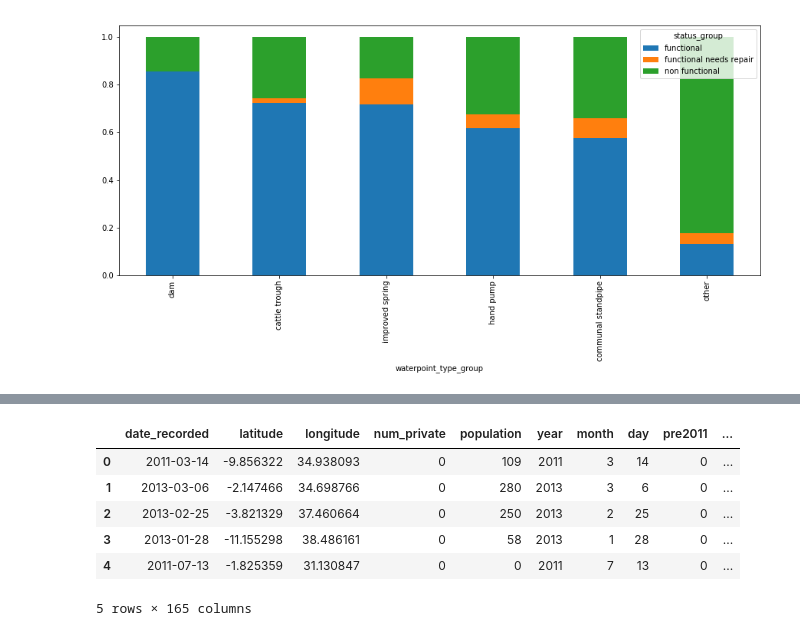
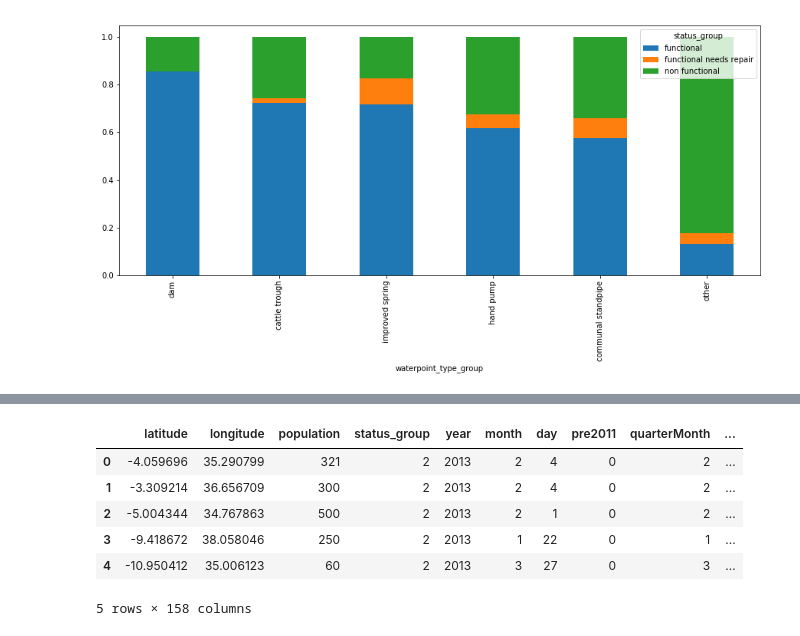
Before and after one commit to JohnErnestBonanno/WaterPump, a Jupyter notebook: EDA_Cleaning_PreProcess.ipynb, the cells around one changed output, grey strips where cells are left out. Saved outputs shown, nothing was run; the diff lists cells and outputs as text; code cells hidden in the pictures.

```diff
--- a/EDA_Cleaning_PreProcess.ipynb
+++ b/EDA_Cleaning_PreProcess.ipynb
@@ -640,11 +666,10 @@ columns2dropMaster
 # %%
 trainTest.drop(labels = columns2dropMaster, inplace=True, axis =1)
 # %%
-#do I need to get rid of construction year?
-trainTest.construction_year.value_counts()
+#also is district code are region code are categorical variables, even though they are numbers?
+trainTest.drop(labels = ['district_code','region_code','date_recorded'], inplace=True, axis =1)
 
-#also is district code are region code are categorical variables, even though they are numbers?
-trainTest.drop(labels = ['construction_year','district_code','region_code'], inplace=True, axis =1)
+#need to drop date_recorded because can't train on datetimes
 # %%
 trainTest.tail()
 # %% [output]
@@ -680,0 +713,6 @@ le = preprocessing.LabelEncoder()
+# %%
+#label encode data type
+trainTest['dataType'] = le.fit_transform(trainTest['dataType'])
+
+#label status group
+trainTest['status_group'] = le.fit_transform(trainTest['status_group'].astype(str))
@@ -681,4 +747,7 @@ le = preprocessing.LabelEncoder()
 # %%
+#for test ids later
 testids = test['id']
-train = trainTest[trainTest['dataType'] == 'train'].copy()
-test = trainTest[trainTest['dataType'] == 'test'].copy()
+
+#split into train and test sets
+train = trainTest[trainTest['dataType'] == 1].copy()
+test = trainTest[trainTest['dataType'] == 0].copy()
@@ -687,4 +754,4 @@ train['status_group'] = le.fit_transform(train['status_group'])
 # %%
-#drop NUM PRIVATE
-train.drop(labels = ['num_private'], inplace=True, axis =1)
-test.drop(labels = ['num_private'], inplace=True, axis =1)
+#drop dataType, no longer needed
+train.drop(labels = ['dataType'], inplace=True, axis =1)
+test.drop(labels = ['dataType'], inplace=True, axis =1)
@@ -706,10 +766,10 @@ trainTest.shape
 # %%
-trainTest.head()
+test.head()
 # %% [output]
-|  | date_recorded | latitude | longitude | num_private | population | year | month | day | pre2011 | ... |
-| 0 | 2011-03-14 | -9.856322 | 34.938093 | 0 | 109 | 2011 | 3 | 14 | 0 | ... |
-| 1 | 2013-03-06 | -2.147466 | 34.698766 | 0 | 280 | 2013 | 3 | 6 | 0 | ... |
-| 2 | 2013-02-25 | -3.821329 | 37.460664 | 0 | 250 | 2013 | 2 | 25 | 0 | ... |
-| 3 | 2013-01-28 | -11.155298 | 38.486161 | 0 | 58 | 2013 | 1 | 28 | 0 | ... |
-| 4 | 2011-07-13 | -1.825359 | 31.130847 | 0 | 0 | 2011 | 7 | 13 | 0 | ... |
+|  | latitude | longitude | population | status_group | year | month | day | pre2011 | quarterMonth | ... |
+| 0 | -4.059696 | 35.290799 | 321 | 2 | 2013 | 2 | 4 | 0 | 2 | ... |
+| 1 | -3.309214 | 36.656709 | 300 | 2 | 2013 | 2 | 4 | 0 | 2 | ... |
+| 2 | -5.004344 | 34.767863 | 500 | 2 | 2013 | 2 | 1 | 0 | 2 | ... |
+| 3 | -9.418672 | 38.058046 | 250 | 2 | 2013 | 1 | 22 | 0 | 1 | ... |
+| 4 | -10.950412 | 35.006123 | 60 | 2 | 2013 | 3 | 27 | 0 | 3 | ... |
-5 rows × 165 columns
+5 rows × 158 columns
```
Also changed, not shown: parts of 58 cells of this notebook, 4 other files.
